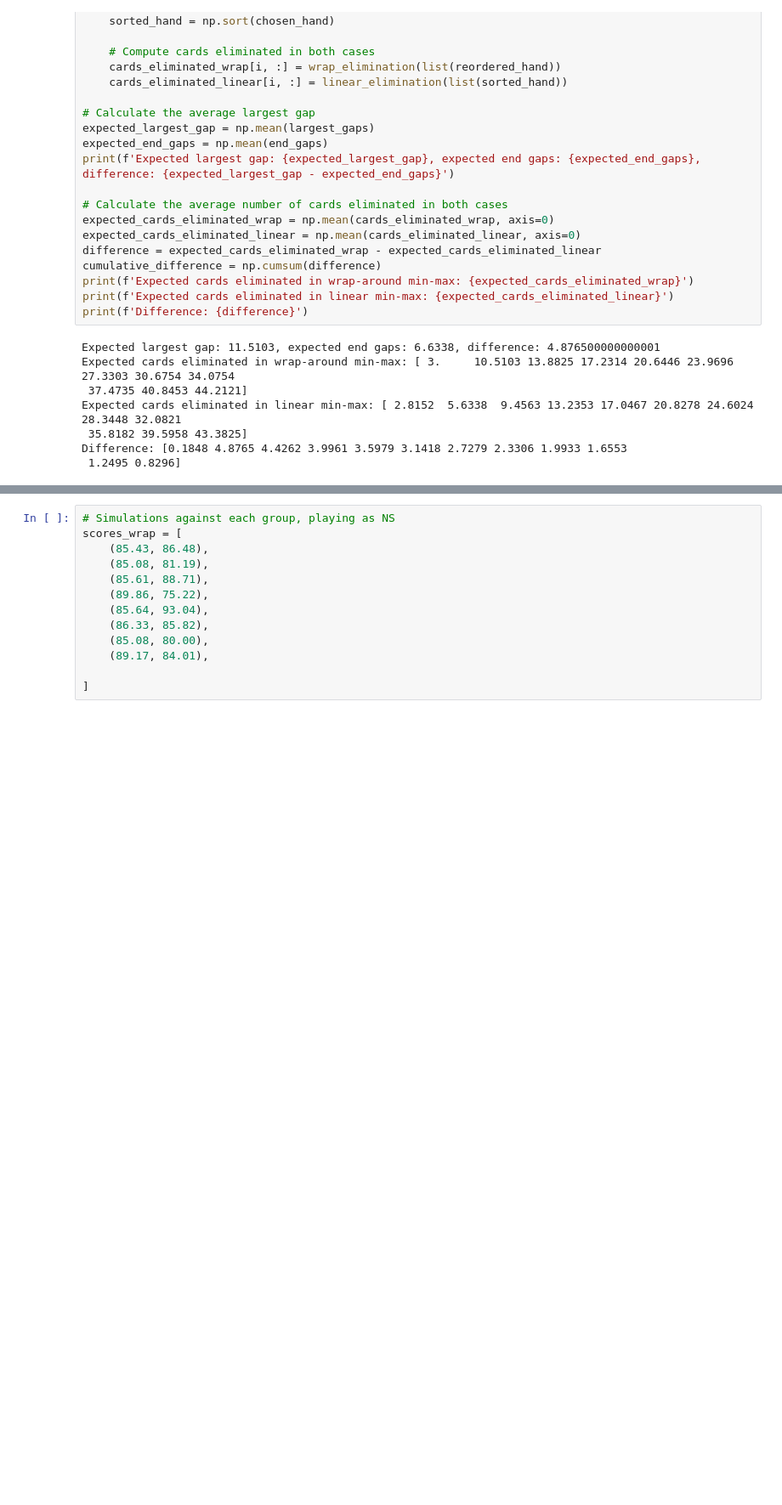
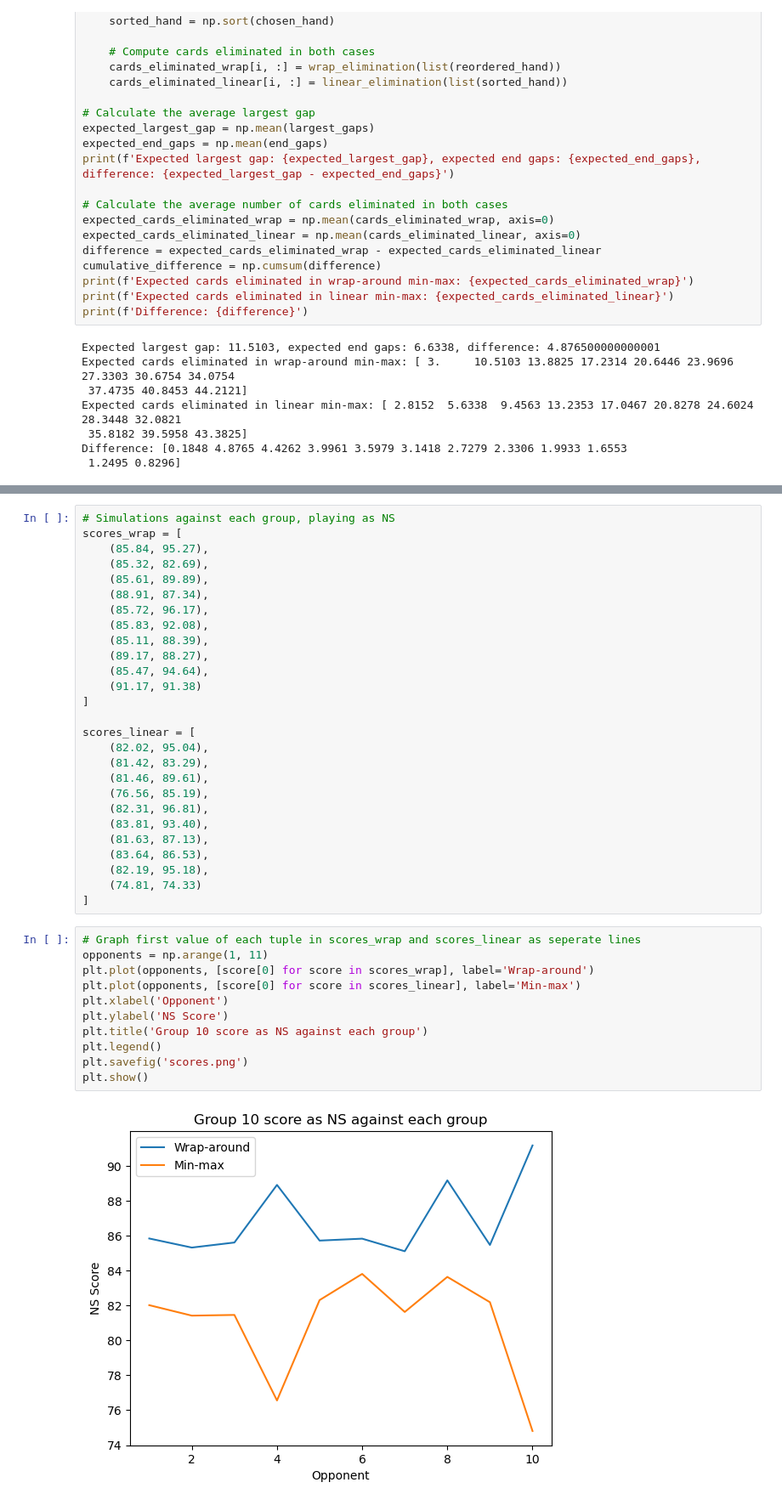
Before and after one commit to ArmanOzcan18/Guess-My-Hand, a Jupyter notebook: teams/wrap_analysis.ipynb, the cells around one changed output, grey strips where cells are left out. Shown at 85% size. Drawn from its saved outputs; the diff is of its cells as text; blank space fills up the shorter version.

```diff
--- a/teams/wrap_analysis.ipynb
+++ b/teams/wrap_analysis.ipynb
@@ -163,13 +165,40 @@ plt.show()
-# %%
-# Simulations against each group, playing as NS
-scores_wrap = [
-    (85.43, 86.48),
-    (85.08, 81.19),
-    (85.61, 88.71),
-    (89.86, 75.22),
-    (85.64, 93.04),
-    (86.33, 85.82),
-    (85.08, 80.00),
-    (89.17, 84.01),
-
-]
+# %%
+# Simulations against each group, playing as NS
+scores_wrap = [
+    (85.84, 95.27),
+    (85.32, 82.69),
+    (85.61, 89.89),
+    (88.91, 87.34),
+    (85.72, 96.17),
+    (85.83, 92.08),
+    (85.11, 88.39),
+    (89.17, 88.27),
+    (85.47, 94.64),
+    (91.17, 91.38)
+]
+
+scores_linear = [
+    (82.02, 95.04),
+    (81.42, 83.29),
+    (81.46, 89.61),
+    (76.56, 85.19),
+    (82.31, 96.81),
+    (83.81, 93.40),
+    (81.63, 87.13),
+    (83.64, 86.53),
+    (82.19, 95.18),
+    (74.81, 74.33)
+]
+# %%
+# Graph first value of each tuple in scores_wrap and scores_linear as seperate lines
+opponents = np.arange(1, 11)
+plt.plot(opponents, [score[0] for score in scores_wrap], label='Wrap-around')
+plt.plot(opponents, [score[0] for score in scores_linear], label='Min-max')
+plt.xlabel('Opponent')
+plt.ylabel('NS Score')
+plt.title('Group 10 score as NS against each group')
+plt.legend()
+plt.savefig('scores.png')
+plt.show()
+# %% [output]
+[figure, added]
```
Also changed, not shown: parts of 2 cells of this notebook, 5 other files.
